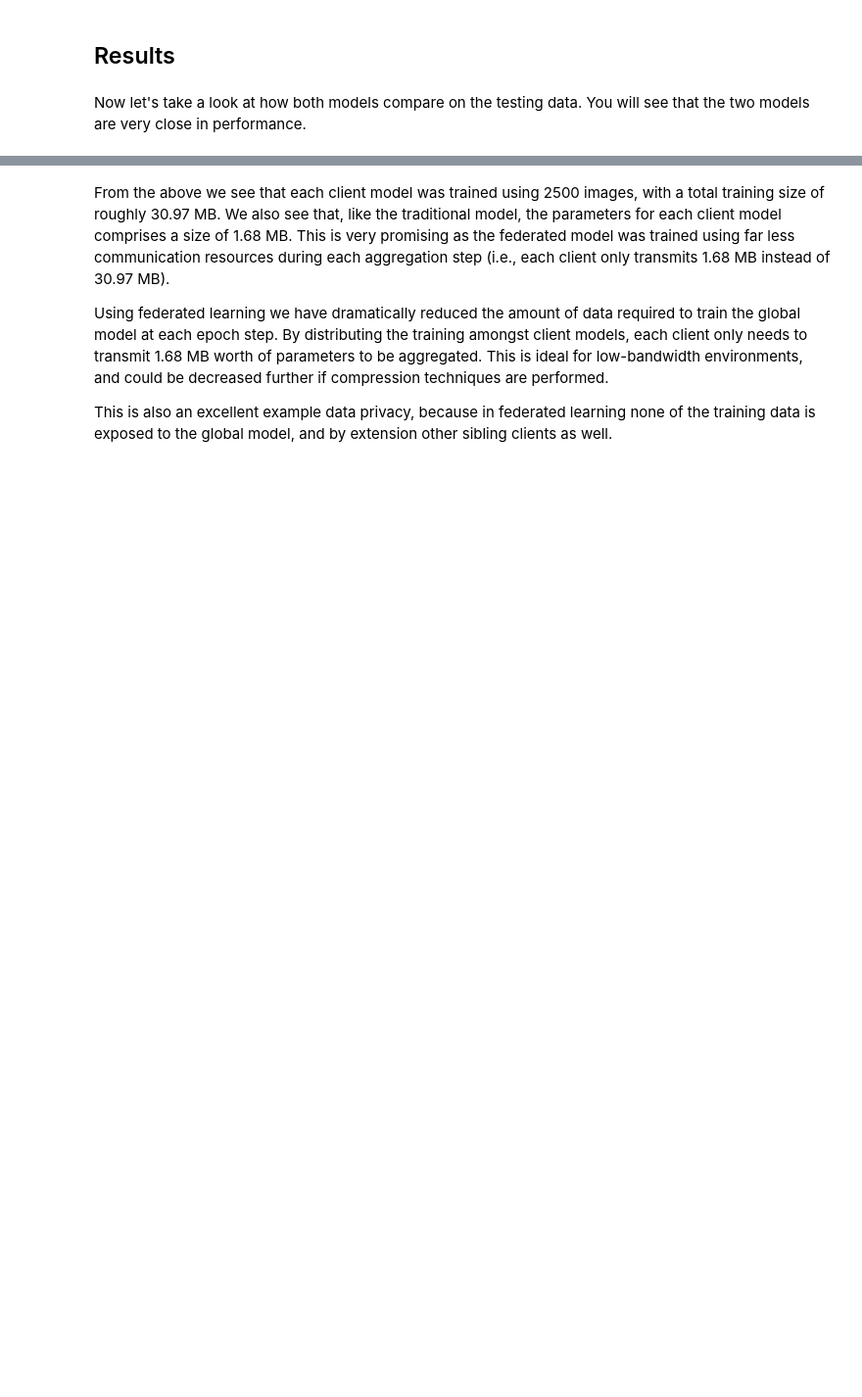
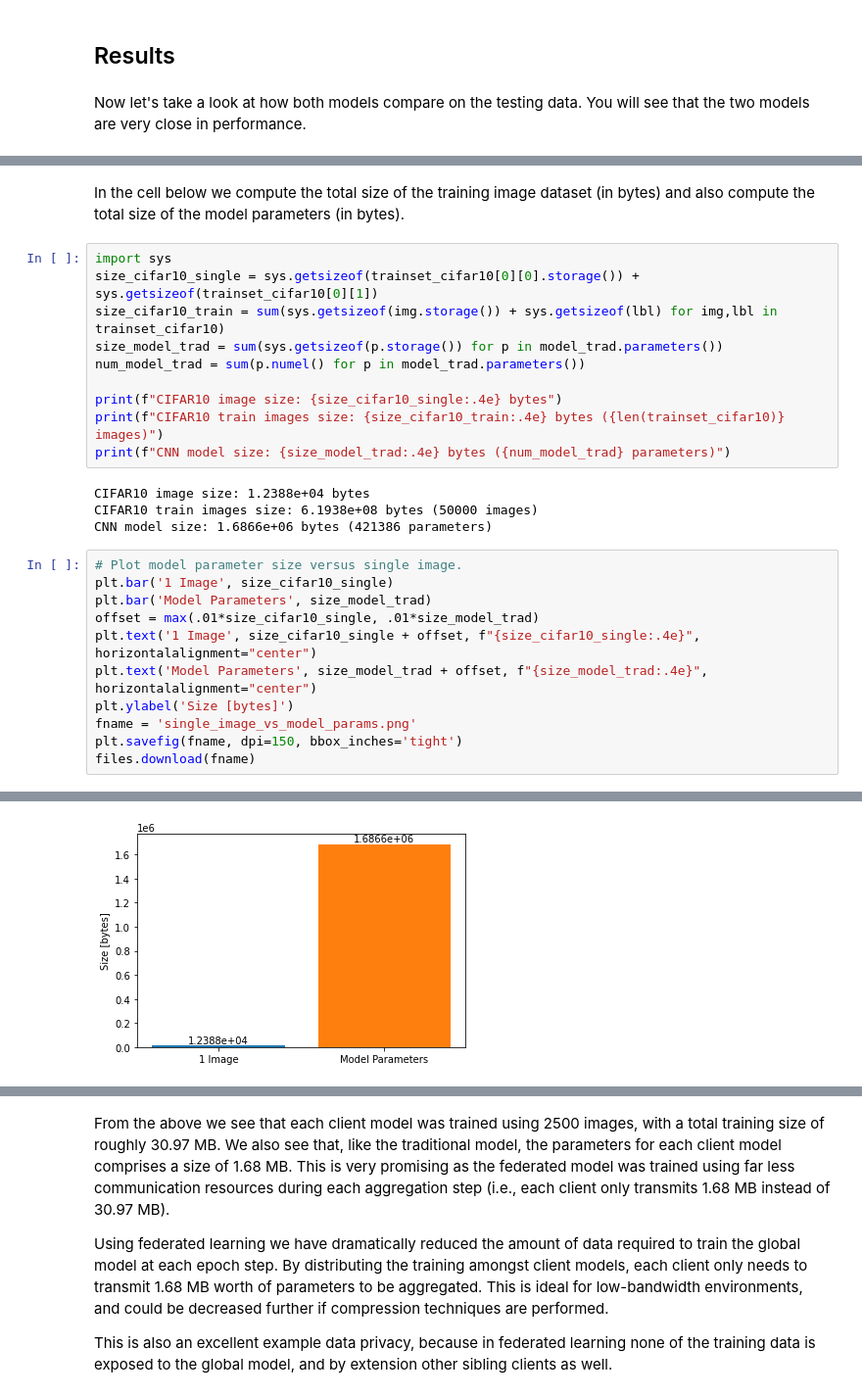
Before and after one commit to zanderman/federated-learning-wireless-demo, a Jupyter notebook: fl-demo.ipynb, the cells around one changed output, grey strips where cells are left out. Shown: that part at 98% size. Cells and saved outputs as stored; diff of their text form; blank space fills up the shorter version.

Commit message:
Added size plots

```diff
--- a/fl-demo.ipynb
+++ b/fl-demo.ipynb
@@ -490,0 +473,28 @@ Traditional accuracy: 73.92999267578125
+# %% [markdown]
+In the cell below we compute the total size of the training image dataset (in bytes) and also compute the total size of the model parameters (in bytes).
+# %%
+import sys
+size_cifar10_single = sys.getsizeof(trainset_cifar10[0][0].storage()) + sys.getsizeof(trainset_cifar10[0][1])
+size_cifar10_train = sum(sys.getsizeof(img.storage()) + sys.getsizeof(lbl) for img,lbl in trainset_cifar10)
+size_model_trad = sum(sys.getsizeof(p.storage()) for p in model_trad.parameters())
+num_model_trad = sum(p.numel() for p in model_trad.parameters())
+
+print(f"CIFAR10 image size: {size_cifar10_single:.4e} bytes")
+print(f"CIFAR10 train images size: {size_cifar10_train:.4e} bytes ({len(trainset_cifar10)} images)")
+print(f"CNN model size: {size_model_trad:.4e} bytes ({num_model_trad} parameters)")
+# %% [output]
+CIFAR10 image size: 1.2388e+04 bytes
+CIFAR10 train images size: 6.1938e+08 bytes (50000 images)
+CNN model size: 1.6866e+06 bytes (421386 parameters)
+# %%
+# Plot model parameter size versus single image.
+plt.bar('1 Image', size_cifar10_single)
+plt.bar('Model Parameters', size_model_trad)
+offset = max(.01*size_cifar10_single, .01*size_model_trad)
+plt.text('1 Image', size_cifar10_single + offset, f"{size_cifar10_single:.4e}", horizontalalignment="center")
+plt.text('Model Parameters', size_model_trad + offset, f"{size_model_trad:.4e}", horizontalalignment="center")
+plt.ylabel('Size [bytes]')
+fname = 'single_image_vs_model_params.png'
+plt.savefig(fname, dpi=150, bbox_inches='tight')
+files.download(fname)
+# %% [output]
@@ -490,0 +503 @@ Traditional accuracy: 73.92999267578125
+[figure, added]
```
Also changed, not shown: parts of 17 cells of this notebook.
